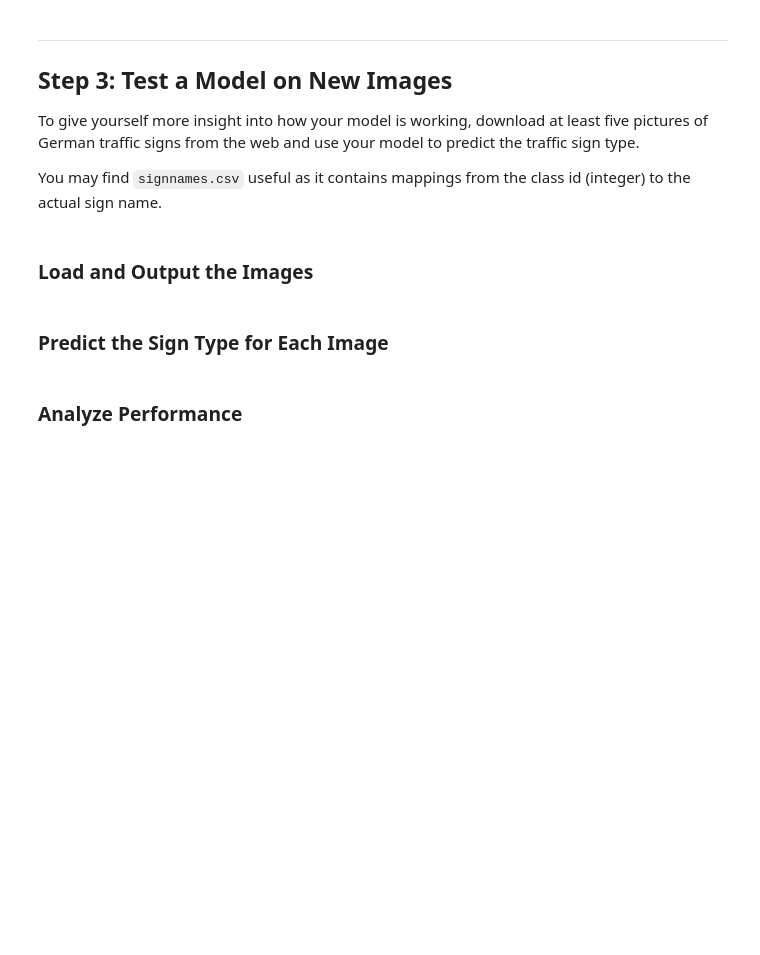
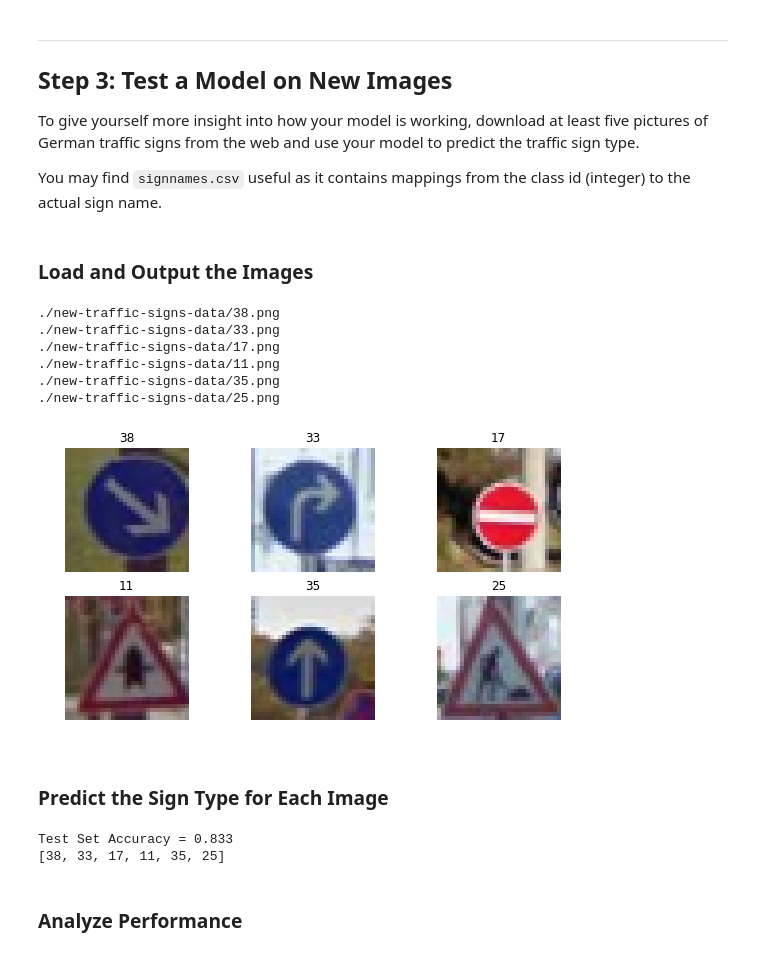
Before and after one commit to alberto139/CarND_SignClassifier, a Jupyter notebook: Traffic_Sign_Classifier.ipynb, the cells around one changed output. Drawn from its saved outputs; the diff is of its cells as text; code cells hidden in the pictures; blank space fills up the shorter version.

```diff
--- a/Traffic_Sign_Classifier.ipynb
+++ b/Traffic_Sign_Classifier.ipynb
@@ -308,0 +315,16 @@ X_train, y_train = shuffle(X_train, y_train)
+# %%
+# LeNet 5
+from sklearn.utils import shuffle
+
+X_train, y_train = shuffle(X_train, y_train)
+
+
+## Split validation dataset off from training dataset
+
+from sklearn.model_selection import train_test_split
+
+X_train, X_valid, y_train, y_valid = train_test_split(X_train, y_train, test_size=0.20, random_state=42)
+
+
+print("New X_train size:",len(X_train))
+print("X_validation size:",len(X_valid))
@@ -320,7 +345,7 @@ You do not need to modify this section.
 # LeNet 6
 import tensorflow as tf
 
-EPOCHS = 100
+EPOCHS = 40
 BATCH_SIZE = 128
 # %% [markdown]
 ## SOLUTION: Implement LeNet-5
@@ -604,8 +626,55 @@ You may find `signnames.csv` useful as it contains mappings from the class id (i
+# %%
+# LeNet 12
+# Load pickled data
+import pickle
+import glob
+
+my_labels = [38, 33, 17, 11, 35, 25]
+
+
+fig, axs = plt.subplots(2,3, figsize=(10, 5))
+fig.subplots_adjust(hspace = .2, wspace=.001)
+axs = axs.ravel()
+my_images = []
+for i, img in enumerate(glob.glob('./new-traffic-signs-data/*.png')):
+    print(img)
+    image = cv2.imread(img)
+    axs[i].axis('off')
+    axs[i].set_title(my_labels[i])
+    axs[i].imshow(cv2.cvtColor(image, cv2.COLOR_BGR2RGB))
+    my_images.append(image)
+
+
+my_images = np.asarray(my_images)
+
+my_images_gry = np.sum(my_images/3, axis=3, keepdims=True)
+
+my_images_normalized = (my_images_gry - 128)/128
+# %% [output]
+./new-traffic-signs-data/38.png
+./new-traffic-signs-data/33.png
+./new-traffic-signs-data/17.png
+./new-traffic-signs-data/11.png
+./new-traffic-signs-data/35.png
+./new-traffic-signs-data/25.png
+[figure, added]
 # %% [markdown]
 ### Predict the Sign Type for Each Image
 # %%
 ### Run the predictions here and use the model to output the prediction for each image.
 ### Make sure to pre-process the images with the same pre-processing pipeline used earlier.
 ### Feel free to use as many code cells as needed.
+
+with tf.Session() as sess:
+    sess.run(tf.global_variables_initializer())
+    saver3 = tf.train.import_meta_graph('./lenet.meta')
+    saver3.restore(sess, "./lenet")
+    my_accuracy = evaluate(my_images_normalized, my_labels)
+    print("Test Set Accuracy = {:.3f}".format(my_accuracy))
+
+print (my_labels)
+# %% [output]
+Test Set Accuracy = 0.833
+[38, 33, 17, 11, 35, 25]
 # %% [markdown]
 ### Analyze Performance
```
Also changed, not shown: parts of 10 cells of this notebook, 10 other files.
